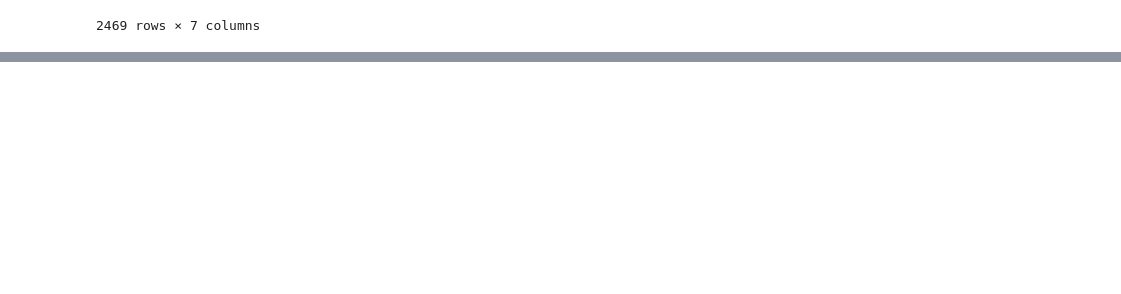
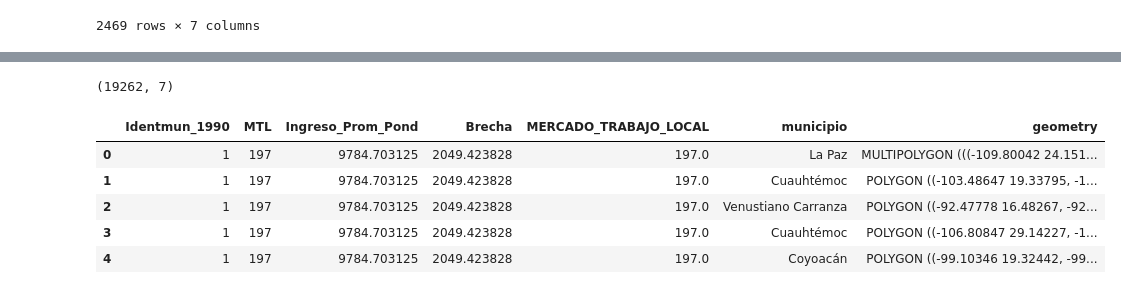
Before and after one commit to ale153023/gonzalo-visualizacion, a Jupyter notebook: Visualizaciones.ipynb, the cells around one changed output, grey strips where cells are left out. Drawn from its saved outputs; the diff is of its cells as text; code cells hidden in the pictures; blank space fills up the shorter version.

```diff
--- a/Visualizaciones.ipynb
+++ b/Visualizaciones.ipynb
@@ -793,0 +790,27 @@ data_3
+# %%
+# Asegurar que ambas columnas sean del mismo tipo
+#gdf['MERCADO_TRABAJO_LOCAL'] = gdf['MERCADO_TRABAJO_LOCAL'].astype(int)
+#ingresos_mun['MTL'] = ingresos_mun['MTL'].astype(int)
+
+# Hacer merge de ingresos_mun con gdf (sin perder municipios)
+ingresos_mun_gdf = ingresos_mun.merge(
+    gdf[['MERCADO_TRABAJO_LOCAL', 'municipio', 'geometry']],
+    left_on='MTL',
+    right_on='MERCADO_TRABAJO_LOCAL',
+    how='left'  # Conserva todos los municipios de ingresos_mun
+)
+
+# Convertir a GeoDataFrame
+import geopandas as gpd
+ingresos_mun_gdf = gpd.GeoDataFrame(ingresos_mun_gdf, geometry='geometry')
+
+print(ingresos_mun_gdf.shape)  # Debería ser (2466, ...)
+ingresos_mun_gdf.head()
+# %% [output]
+(19262, 7)
+|  | Identmun_1990 | MTL | Ingreso_Prom_Pond | Brecha | MERCADO_TRABAJO_LOCAL | municipio | geometry |
+| 0 | 1 | 197 | 9784.703125 | 2049.423828 | 197.0 | La Paz | MULTIPOLYGON (((-109.80042 24.151... |
+| 1 | 1 | 197 | 9784.703125 | 2049.423828 | 197.0 | Cuauhtémoc | POLYGON ((-103.48647 19.33795, -1... |
+| 2 | 1 | 197 | 9784.703125 | 2049.423828 | 197.0 | Venustiano Carranza | POLYGON ((-92.47778 16.48267, -92... |
+| 3 | 1 | 197 | 9784.703125 | 2049.423828 | 197.0 | Cuauhtémoc | POLYGON ((-106.80847 29.14227, -1... |
+| 4 | 1 | 197 | 9784.703125 | 2049.423828 | 197.0 | Coyoacán | POLYGON ((-99.10346 19.32442, -99... |
```
Also changed, not shown: parts of 15 cells of this notebook.
